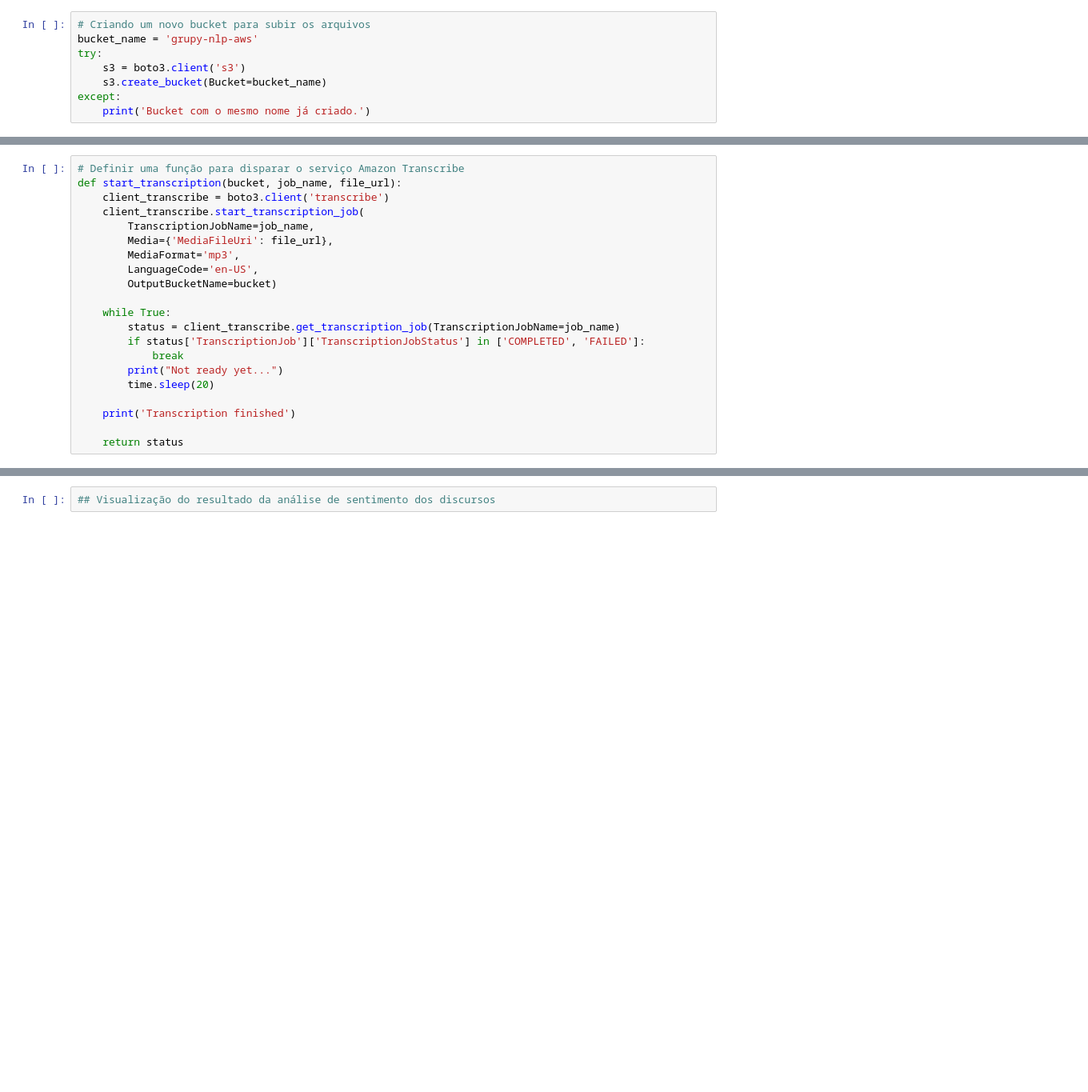
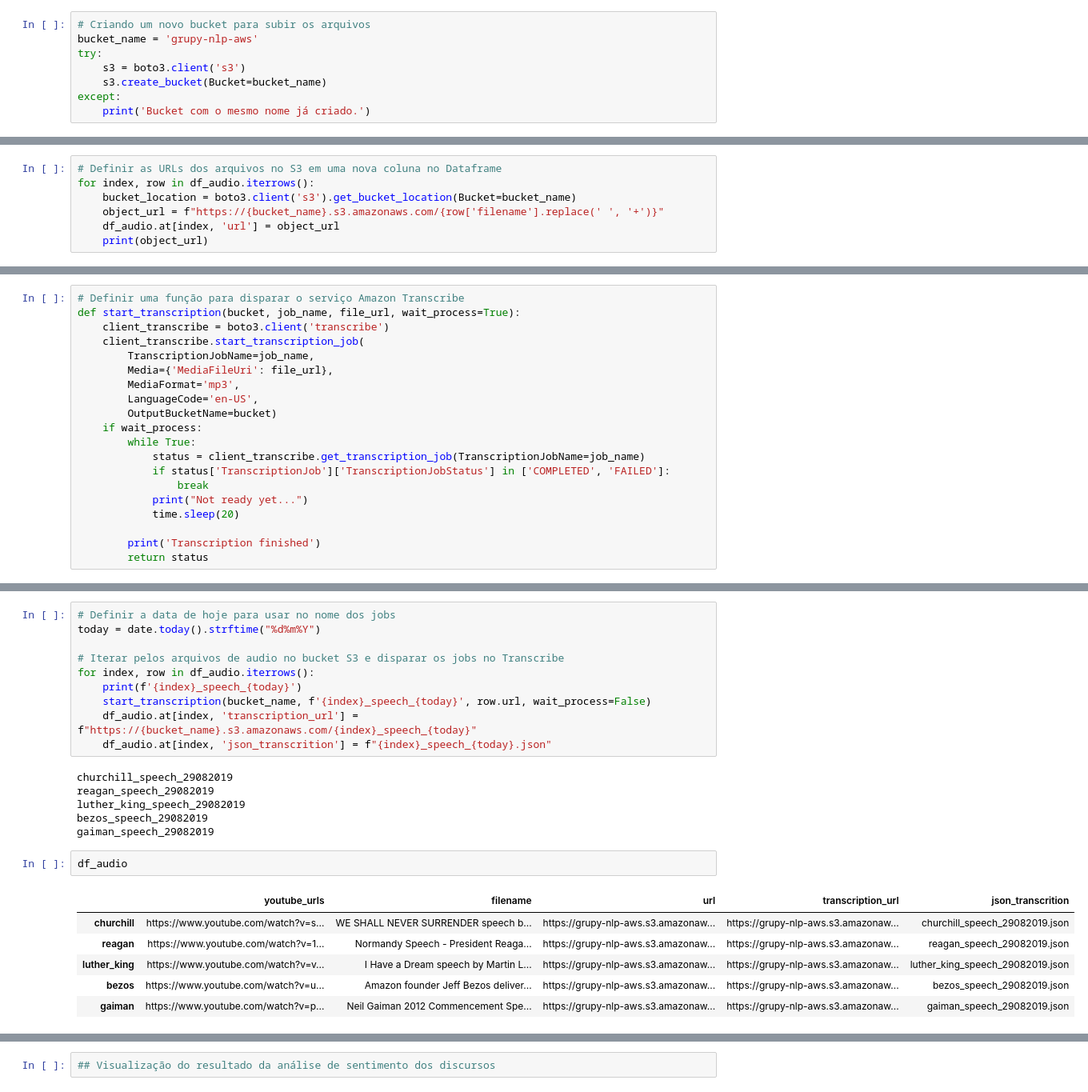
Before and after one commit to GabrielSGoncalves/nlp_aws, a Jupyter notebook: NLP_usando_AWS.ipynb, the cells around one changed output, grey strips where cells are left out. Shown at 80% size. Cells and saved outputs as stored; diff of their text form; blank space fills up the shorter version.

```diff
--- a/NLP_usando_AWS.ipynb
+++ b/NLP_usando_AWS.ipynb
@@ -228,0 +184,7 @@ job_uri = 'https://grupy-nlp-aws.s3.amazonaws.com/I+Have+a+Dream+speech+by+Marti
+# %%
+# Definir as URLs dos arquivos no S3 em uma nova coluna no Dataframe
+for index, row in df_audio.iterrows():
+    bucket_location = boto3.client('s3').get_bucket_location(Bucket=bucket_name)
+    object_url = f"https://{bucket_name}.s3.amazonaws.com/{row['filename'].replace(' ', '+')}"
+    df_audio.at[index, 'url'] = object_url
+    print(object_url)
@@ -229,6 +206,6 @@ job_uri = 'https://grupy-nlp-aws.s3.amazonaws.com/I+Have+a+Dream+speech+by+Marti
 # %%
 # Definir uma função para disparar o serviço Amazon Transcribe
-def start_transcription(bucket, job_name, file_url):
+def start_transcription(bucket, job_name, file_url, wait_process=True):
     client_transcribe = boto3.client('transcribe')
     client_transcribe.start_transcription_job(
         TranscriptionJobName=job_name,
@@ -236,14 +213,13 @@ def start_transcription(bucket, job_name, file_url):
         MediaFormat='mp3',
         LanguageCode='en-US',
         OutputBucketName=bucket)
+    if wait_process:
+        while True:
+            status = client_transcribe.get_transcription_job(TranscriptionJobName=job_name)
+            if status['TranscriptionJob']['TranscriptionJobStatus'] in ['COMPLETED', 'FAILED']:
+                break
+            print("Not ready yet...")
+            time.sleep(20)
 
-    while True:
-        status = client_transcribe.get_transcription_job(TranscriptionJobName=job_name)
-        if status['TranscriptionJob']['TranscriptionJobStatus'] in ['COMPLETED', 'FAILED']:
-            break
-        print("Not ready yet...")
-        time.sleep(20)
-
-    print('Transcription finished')
-
-    return status
+        print('Transcription finished')
+        return status
@@ -307,0 +235,25 @@ todos
+# %%
+# Definir a data de hoje para usar no nome dos jobs
+today = date.today().strftime("%d%m%Y")
+
+# Iterar pelos arquivos de audio no bucket S3 e disparar os jobs no Transcribe
+for index, row in df_audio.iterrows():
+    print(f'{index}_speech_{today}')
+    start_transcription(bucket_name, f'{index}_speech_{today}', row.url, wait_process=False)
+    df_audio.at[index, 'transcription_url'] = f"https://{bucket_name}.s3.amazonaws.com/{index}_speech_{today}"
+    df_audio.at[index, 'json_transcrition'] = f"{index}_speech_{today}.json"
+# %% [output]
+churchill_speech_29082019
+reagan_speech_29082019
+luther_king_speech_29082019
+bezos_speech_29082019
+gaiman_speech_29082019
+# %%
+df_audio
+# %% [output]
+|  | youtube_urls | filename | url | transcription_url | json_transcrition |
+| churchill | https://www.youtube.com/watch?v=s... | WE SHALL NEVER SURRENDER speech b... | https://grupy-nlp-aws.s3.amazonaw... | https://grupy-nlp-aws.s3.amazonaw... | churchill_speech_29082019.json |
+| reagan | https://www.youtube.com/watch?v=1... | Normandy Speech - President Reaga... | https://grupy-nlp-aws.s3.amazonaw... | https://grupy-nlp-aws.s3.amazonaw... | reagan_speech_29082019.json |
+| luther_king | https://www.youtube.com/watch?v=v... | I Have a Dream speech by Martin L... | https://grupy-nlp-aws.s3.amazonaw... | https://grupy-nlp-aws.s3.amazonaw... | luther_king_speech_29082019.json |
+| bezos | https://www.youtube.com/watch?v=u... | Amazon founder Jeff Bezos deliver... | https://grupy-nlp-aws.s3.amazonaw... | https://grupy-nlp-aws.s3.amazonaw... | bezos_speech_29082019.json |
+| gaiman | https://www.youtube.com/watch?v=p... | Neil Gaiman 2012 Commencement Spe... | https://grupy-nlp-aws.s3.amazonaw... | https://grupy-nlp-aws.s3.amazonaw... | gaiman_speech_29082019.json |
```
Also changed, not shown: parts of 56 cells of this notebook.
